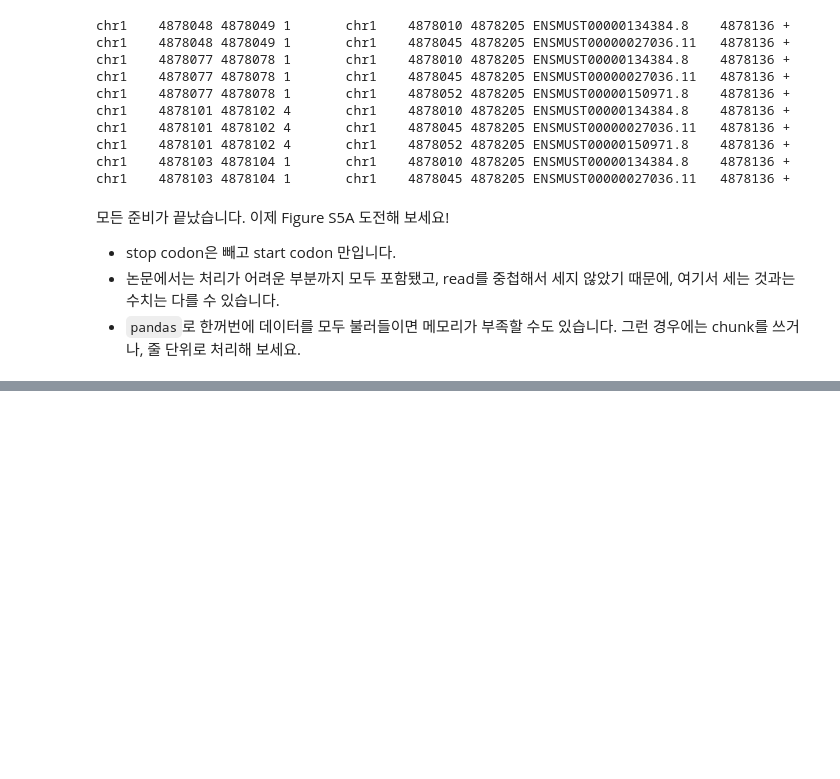
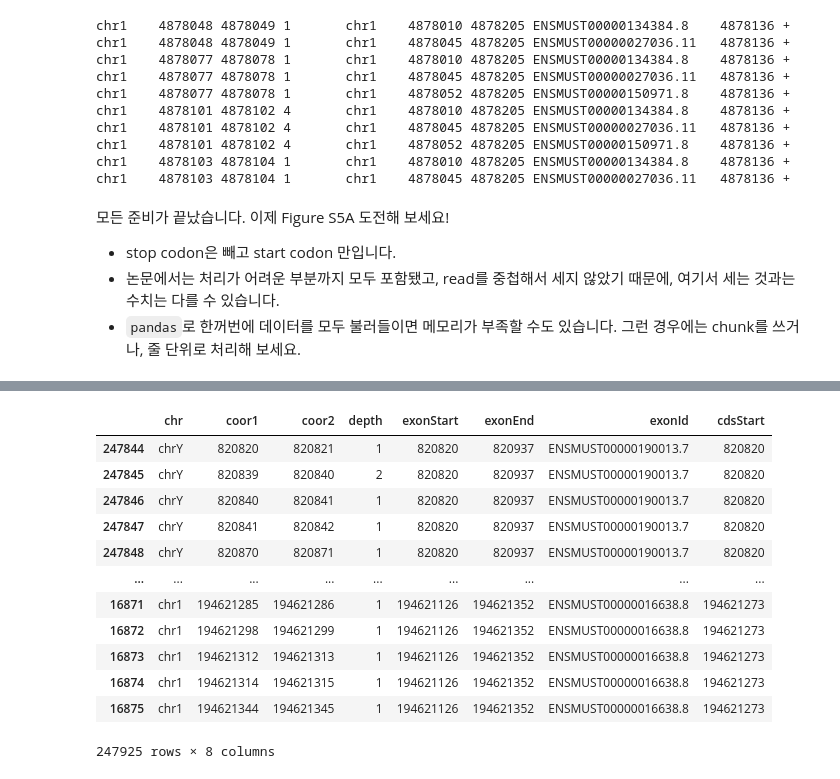
Before and after one commit to yeekyung/MYK_bioinformatics, a Jupyter notebook: CoLab_TermProj_2024_2.ipynb, the cells around one changed output, grey strips where cells are left out. Cells and saved outputs as stored; diff of their text form; code cells hidden in the pictures; blank space fills up the shorter version.

```diff
--- a/CoLab_TermProj_2024_2.ipynb
+++ b/CoLab_TermProj_2024_2.ipynb
@@ -300,0 +314,30 @@ rpf[~((rpf['5end_1'] >= rpf['trx_start']))]
+# %%
+rpf_processed = []
+for index, row in rpf.iterrows():
+    gap = row['coor2'] - row['coor1']
+    if gap > 1:
+        for i in range(gap):
+            new_coor1 = row['coor1'] + i
+            new_coor2 = new_coor1 + 1
+            rpf_processed.append([row['chr'],new_coor1, new_coor2,row['depth'], row['exonStart'], row['exonEnd'], row['exonId'], row['cdsStart']])
+    else :
+        rpf_processed.append([row['chr'], row['coor1'], row['coor2'], row['depth'], row['exonStart'], row['exonEnd'], row['exonId'], row['cdsStart']])
+
+rpf_p = pd.DataFrame(rpf_processed, columns = ['chr', 'coor1', 'coor2', 'depth', 'exonStart', 'exonEnd', 'exonId', 'cdsStart'])
+rpf_p[['coor1', 'coor2']] = rpf_p[['coor1', 'coor2']].apply(pd.to_numeric, errors='coerce')
+rpf_p.sort_values(by='coor1', ascending=True, inplace=True)
+rpf_p
+# %% [output]
+|  | chr | coor1 | coor2 | depth | exonStart | exonEnd | exonId | cdsStart |
+| 247844 | chrY | 820820 | 820821 | 1 | 820820 | 820937 | ENSMUST00000190013.7 | 820820 |
+| 247845 | chrY | 820839 | 820840 | 2 | 820820 | 820937 | ENSMUST00000190013.7 | 820820 |
+| 247846 | chrY | 820840 | 820841 | 1 | 820820 | 820937 | ENSMUST00000190013.7 | 820820 |
+| 247847 | chrY | 820841 | 820842 | 1 | 820820 | 820937 | ENSMUST00000190013.7 | 820820 |
+| 247848 | chrY | 820870 | 820871 | 1 | 820820 | 820937 | ENSMUST00000190013.7 | 820820 |
+| ... | ... | ... | ... | ... | ... | ... | ... | ... |
+| 16871 | chr1 | 194621285 | 194621286 | 1 | 194621126 | 194621352 | ENSMUST00000016638.8 | 194621273 |
+| 16872 | chr1 | 194621298 | 194621299 | 1 | 194621126 | 194621352 | ENSMUST00000016638.8 | 194621273 |
+| 16873 | chr1 | 194621312 | 194621313 | 1 | 194621126 | 194621352 | ENSMUST00000016638.8 | 194621273 |
+| 16874 | chr1 | 194621314 | 194621315 | 1 | 194621126 | 194621352 | ENSMUST00000016638.8 | 194621273 |
+| 16875 | chr1 | 194621344 | 194621345 | 1 | 194621126 | 194621352 | ENSMUST00000016638.8 | 194621273 |
+247925 rows × 8 columns
```
Also changed, not shown: parts of 6 cells of this notebook.
